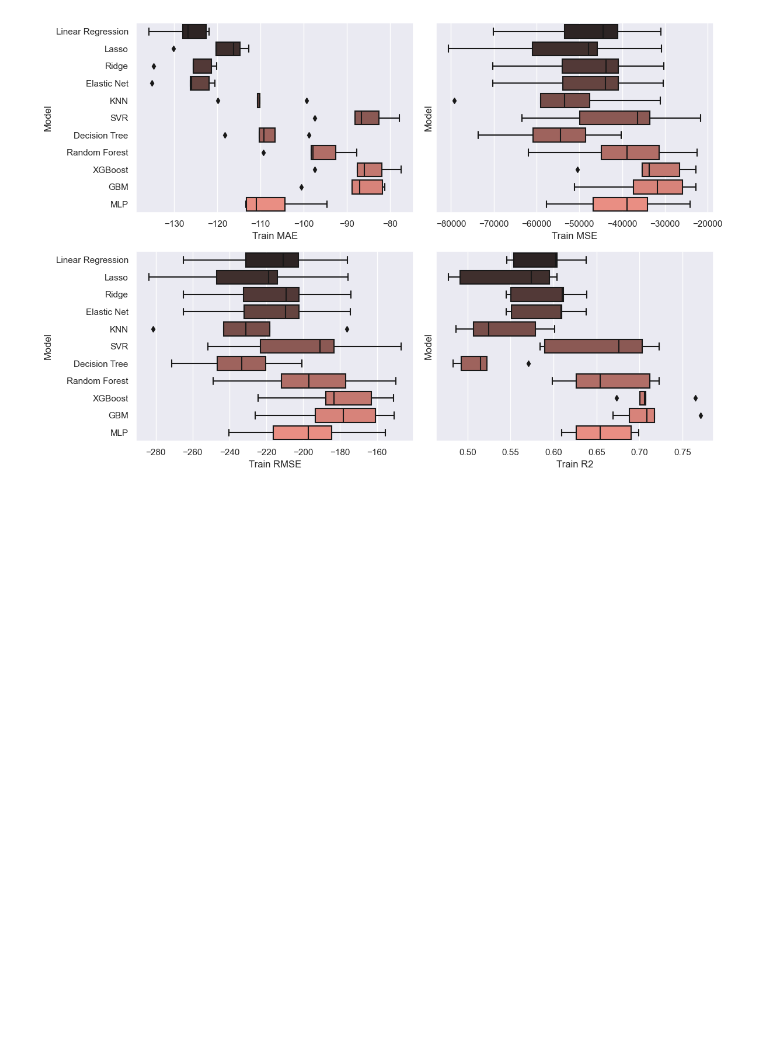
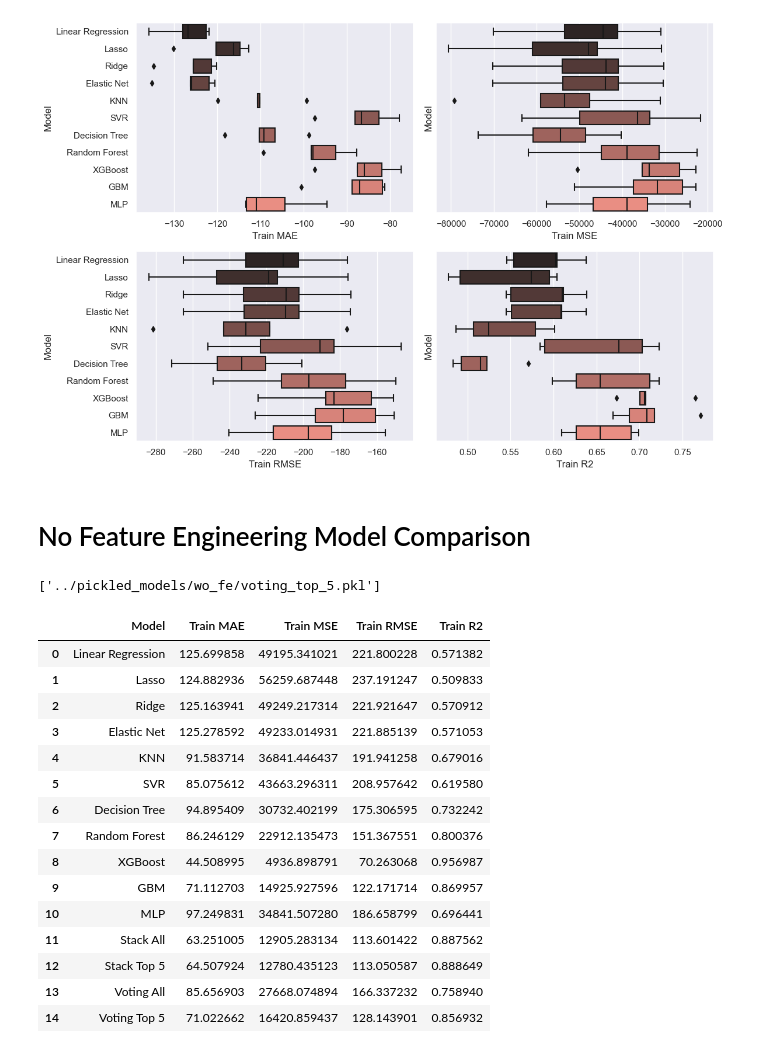
Before and after one commit to domnasrabadi/Airbnb-Sydney-Paper, a Jupyter notebook: models/final_models_eval.ipynb, the cells around one changed output. Saved outputs shown, nothing was run; the diff lists cells and outputs as text; code cells hidden in the pictures; blank space fills up the shorter version.

Commit message:
added no feature engineering eval + pickled models

```diff
--- a/models/final_models_eval.ipynb
+++ b/models/final_models_eval.ipynb
@@ -365,3 +366,5 @@ fig.tight_layout()
 plt.show()
 # %% [output]
 [figure]
+# %% [markdown]
+# No Feature Engineering Model Comparison
@@ -367,0 +480,74 @@ plt.show()
+# %%
+# Saving them
+joblib.dump(without_fe_models['Linear Regression'], '../pickled_models/wo_fe//linreg1.pkl')
+joblib.dump(without_fe_models['Lasso'], '../pickled_models/wo_fe/lasso1.pkl')
+joblib.dump(without_fe_models['Ridge'], '../pickled_models/wo_fe/ridge1.pkl')
+joblib.dump(without_fe_models['Elastic Net'], '../pickled_models/wo_fe/elasticnet1.pkl')
+joblib.dump(without_fe_models['KNN'], '../pickled_models/wo_fe/knn1.pkl')
+joblib.dump(without_fe_models['SVR'], '../pickled_models/wo_fe/svr1.pkl')
+joblib.dump(without_fe_models['Decision Tree'], '../pickled_models/wo_fe/dt1.pkl')
+joblib.dump(without_fe_models['Random Forest'], '../pickled_models/wo_fe/rf1.pkl')
+joblib.dump(without_fe_models['XGBoost'], '../pickled_models/wo_fe/xgb1.pkl')
+joblib.dump(without_fe_models['GBM'], '../pickled_models/wo_fe/gbm1.pkl')
+joblib.dump(without_fe_models['MLP'], '../pickled_models/wo_fe/mlp1.pkl')
+
+joblib.dump(without_fe_models['Stack All'], '../pickled_models/wo_fe/stack_lr_all.pkl')
+joblib.dump(without_fe_models['Stack Top 5'], '../pickled_models/wo_fe/stack_top_5.pkl')
+joblib.dump(without_fe_models['Voting All'], '../pickled_models/wo_fe/voting_all.pkl')
+joblib.dump(without_fe_models['Voting Top 5'], '../pickled_models/wo_fe/voting_top_5.pkl')
+# %% [output]
+['../pickled_models/wo_fe/voting_top_5.pkl']
+# %%
+model_names = []
+train_mae = []
+train_mse = []
+train_rmse = []
+train_r2 = []
+test_mae = []
+test_mse = []
+test_rmse = []
+test_r2 = []
+
+for i in without_fe_models.items():
+    model_names.append(i[0])
+    train_preds = i[1].predict(x_og_train)
+    test_preds = i[1].predict(x_og_train)
+
+    train_mae.append(mean_absolute_error(y, train_preds))
+    train_mse.append(mean_squared_error(y, train_preds))
+    train_rmse.append(math.sqrt(mean_squared_error(y, train_preds)))
+    train_r2.append(r2_score(y, train_preds))
+    # test_mae.append(mean_absolute_error(y, test_preds))
+    # test_mse.append(mean_squared_error(y, test_preds))
+    # test_rmse.append(math.sqrt(mean_squared_error(y, test_preds)))
+    # test_r2.append(r2_score(y, test_preds))
+
+combined_df = pd.DataFrame({
+    'Model':model_names,
+    'Train MAE':train_mae,
+    'Train MSE':train_mse,
+    'Train RMSE':train_rmse,
+    'Train R2':train_r2
+    # 'Test MAE':test_mae,
+    # 'Test MSE':test_mse,
+    # 'Test RMSE':test_rmse,
+    # 'Test R2':test_r2
+})
+combined_df
+# %% [output]
+|  | Model | Train MAE | Train MSE | Train RMSE | Train R2 |
+| 0 | Linear Regression | 125.699858 | 49195.341021 | 221.800228 | 0.571382 |
+| 1 | Lasso | 124.882936 | 56259.687448 | 237.191247 | 0.509833 |
+| 2 | Ridge | 125.163941 | 49249.217314 | 221.921647 | 0.570912 |
+| 3 | Elastic Net | 125.278592 | 49233.014931 | 221.885139 | 0.571053 |
+| 4 | KNN | 91.583714 | 36841.446437 | 191.941258 | 0.679016 |
+| 5 | SVR | 85.075612 | 43663.296311 | 208.957642 | 0.619580 |
+| 6 | Decision Tree | 94.895409 | 30732.402199 | 175.306595 | 0.732242 |
+| 7 | Random Forest | 86.246129 | 22912.135473 | 151.367551 | 0.800376 |
+| 8 | XGBoost | 44.508995 | 4936.898791 | 70.263068 | 0.956987 |
+| 9 | GBM | 71.112703 | 14925.927596 | 122.171714 | 0.869957 |
+| 10 | MLP | 97.249831 | 34841.507280 | 186.658799 | 0.696441 |
+| 11 | Stack All | 63.251005 | 12905.283134 | 113.601422 | 0.887562 |
+| 12 | Stack Top 5 | 64.507924 | 12780.435123 | 113.050587 | 0.888649 |
+| 13 | Voting All | 85.656903 | 27668.074894 | 166.337232 | 0.758940 |
+| 14 | Voting Top 5 | 71.022662 | 16420.859437 | 128.143901 | 0.856932 |
```
Also changed, not shown: parts of 3 cells of this notebook, 16 other files.
